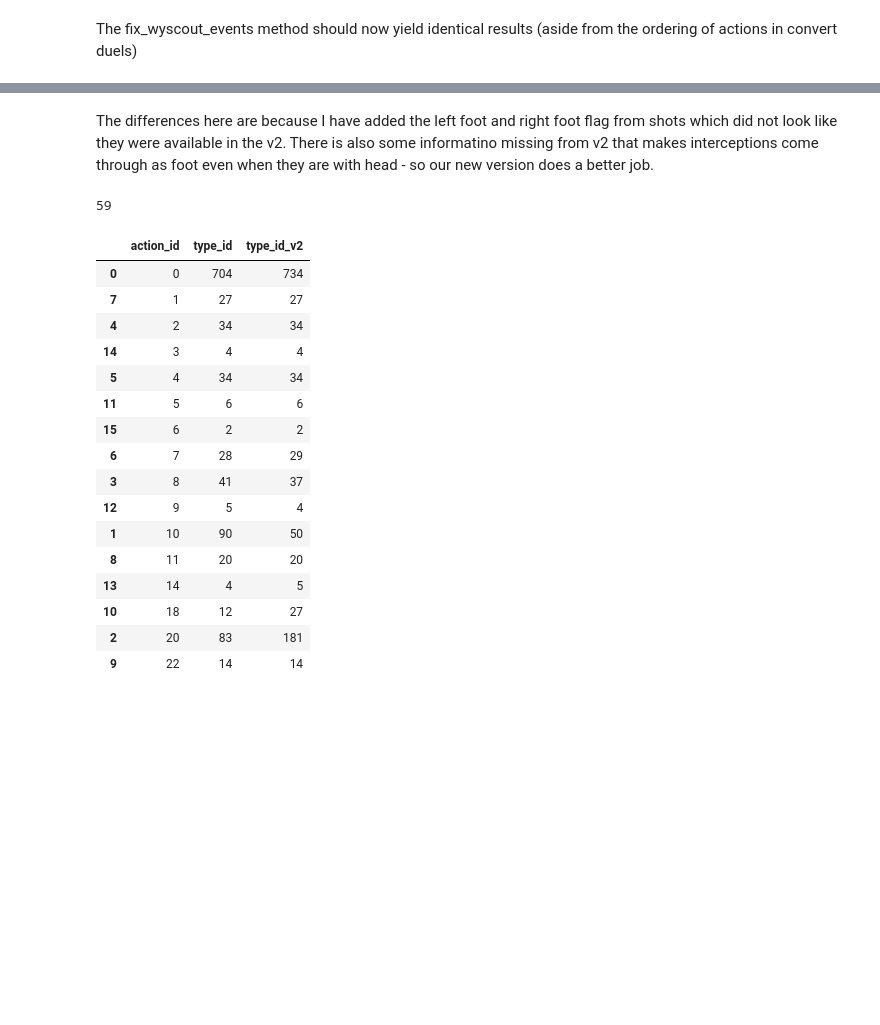
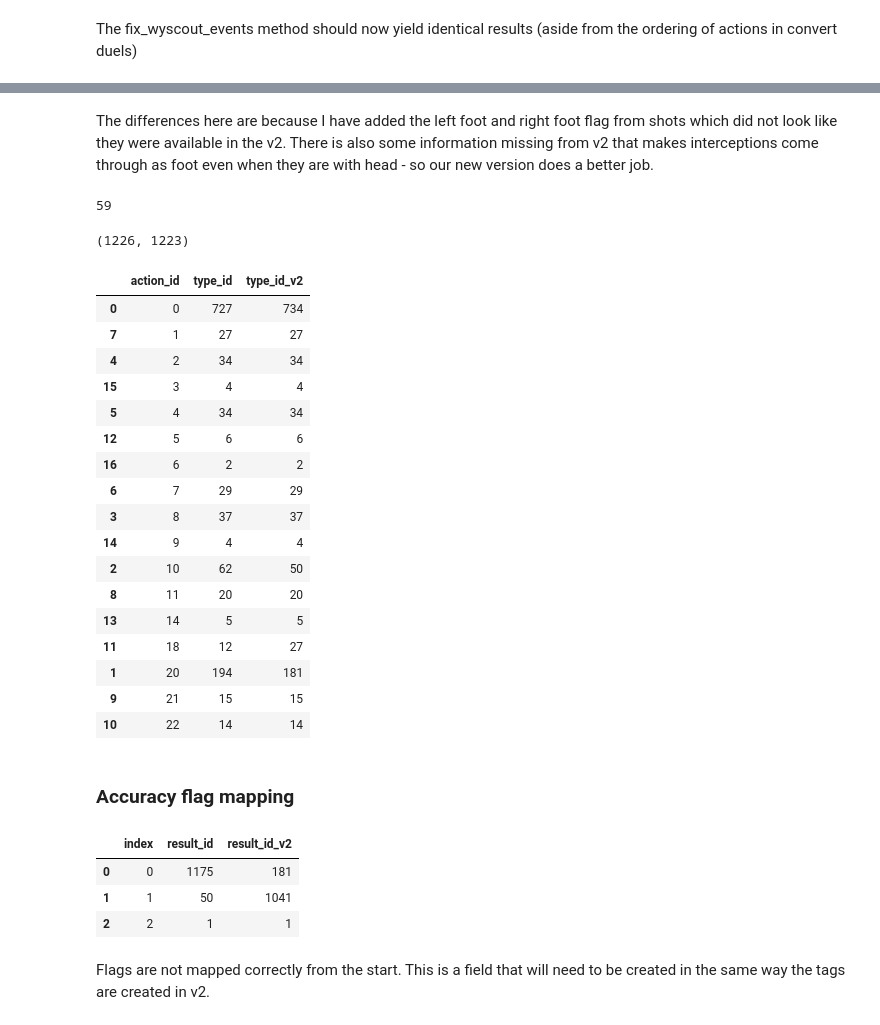
Before and after one commit to liammoore44/wyscout-spadl-conversion, a Jupyter notebook: test_notebooks/Wyscout-conversion.ipynb, the cells around one changed output, grey strips where cells are left out. Drawn from its saved outputs; the diff is of its cells as text; code cells hidden in the pictures; blank space fills up the shorter version.

Commit message:
working on accuracy flag

```diff
--- a/test_notebooks/Wyscout-conversion.ipynb
+++ b/test_notebooks/Wyscout-conversion.ipynb
@@ -437,0 +544,3 @@ fixed_df
+# %%
+events_df_v3 = make_new_positions_v3(v3_df)
+fixed_df_v3 = fix_wyscout_events_v3(events_df_v3)
@@ -438,9 +552,9 @@ fixed_df
 # %%
 from socceraction.spadl.wyscout_v3 import determine_bodypart_id as determine_bodypart_id_v3
 
-fixed_df["time_seconds"] = fixed_df["milliseconds"] / 1000
-fixed_df = fixed_df.rename(columns={"matchId": "game_id"})
-df_actions = fixed_df[
+fixed_df_v3["time_seconds"] = fixed_df_v3["milliseconds"] / 1000
+fixed_df_v3 = fixed_df_v3.rename(columns={"matchId": "game_id"})
+df_actions = fixed_df_v3[
     [
         "game_id",
         "period_id",
@@ -453,9 +567,9 @@ df_actions = fixed_df[
         "end_y",
     ]
 ].copy()
-df_actions["original_event_id"] = fixed_df["id"].astype(object)
+df_actions["original_event_id"] = fixed_df_v3["id"].astype(object)
 # %%
-df_actions["bodypart_id"] = fixed_df.apply(determine_bodypart_id_v3, axis=1)
+df_actions["bodypart_id"] = fixed_df_v3.apply(determine_bodypart_id_v3, axis=1)
 # %%
 fixed_df_v2["time_seconds"] = fixed_df_v2["milliseconds"] / 1000
 df_actions_v2 = fixed_df_v2[
@@ -474,9 +588,13 @@ df_actions_v2 = fixed_df_v2[
 df_actions_v2["original_event_id"] = fixed_df_v2["event_id"].astype(object)
 df_actions_v2["bodypart_id"] = fixed_df_v2.apply(determine_bodypart_id, axis=1)
 # %% [markdown]
-The differences here are because I have added the left foot and right foot flag from shots which did not look like they were available in the v2. There is also some informatino missing from v2 that makes interceptions come through as foot even when they are with head - so our new version does a better job.
+The differences here are because I have added the left foot and right foot flag from shots which did not look like they were available in the v2. There is also some information missing from v2 that makes interceptions come through as foot even when they are with head - so our new version does a better job.
 # %%
 merged = df_actions.merge(df_actions_v2, on="original_event_id")
 len(merged.loc[merged['bodypart_id_x'] != merged['bodypart_id_y']])
 # %% [output]
 59
+# %%
+len(fixed_df_v3), len(fixed_df_v2)
+# %% [output]
+(1226, 1223)
@@ -483,28 +603,30 @@ len(merged.loc[merged['bodypart_id_x'] != merged['bodypart_id_y']])
 # %%
 from socceraction.spadl.wyscout_v3 import determine_type_id as determine_type_id_v3
 
-df_actions["type_id"] = fixed_df.apply(determine_type_id_v3, axis=1)
+df_actions["type_id"] = fixed_df_v3.apply(determine_type_id_v3, axis=1)
 df_actions_v2["type_id"] = fixed_df_v2.apply(determine_type_id, axis=1)
 # %%
 action_counts = df_actions.type_id.value_counts().reset_index()
 action_counts_v2 = df_actions_v2.type_id.value_counts().reset_index()
 
-action_counts.merge(action_counts_v2, on='index', suffixes=['', '_v2']).rename(columns={'index': "action_id"}).sort_values(by='action_id')
+compare = action_counts.merge(action_counts_v2, on='index', suffixes=['', '_v2'], how='outer').rename(columns={'index': "action_id"}).sort_values(by='action_id')
+compare
 # %% [output]
 |  | action_id | type_id | type_id_v2 |
-| 0 | 0 | 704 | 734 |
+| 0 | 0 | 727 | 734 |
 | 7 | 1 | 27 | 27 |
 | 4 | 2 | 34 | 34 |
-| 14 | 3 | 4 | 4 |
+| 15 | 3 | 4 | 4 |
 | 5 | 4 | 34 | 34 |
-| 11 | 5 | 6 | 6 |
-| 15 | 6 | 2 | 2 |
-| 6 | 7 | 28 | 29 |
-| 3 | 8 | 41 | 37 |
-| 12 | 9 | 5 | 4 |
-| 1 | 10 | 90 | 50 |
+| 12 | 5 | 6 | 6 |
+| 16 | 6 | 2 | 2 |
+| 6 | 7 | 29 | 29 |
+| 3 | 8 | 37 | 37 |
+| 14 | 9 | 4 | 4 |
+| 2 | 10 | 62 | 50 |
 | 8 | 11 | 20 | 20 |
-| 13 | 14 | 4 | 5 |
-| 10 | 18 | 12 | 27 |
-| 2 | 20 | 83 | 181 |
-| 9 | 22 | 14 | 14 |
+| 13 | 14 | 5 | 5 |
+| 11 | 18 | 12 | 27 |
+| 1 | 20 | 194 | 181 |
+| 9 | 21 | 15 | 15 |
+| 10 | 22 | 14 | 14 |
@@ -510,0 +636,2 @@ action_counts.merge(action_counts_v2, on='index', suffixes=['', '_v2']).rename(c
+# %% [markdown]
+### Accuracy flag mapping
@@ -510,0 +642,14 @@ action_counts.merge(action_counts_v2, on='index', suffixes=['', '_v2']).rename(c
+# %%
+result_counts = df_actions.result_id.value_counts().reset_index()
+result_counts_v2 = df_actions_v2.result_id.value_counts().reset_index()
+
+compare = result_counts.merge(result_counts_v2, on='index', suffixes=['', '_v2'], how='outer')
+# .rename(columns={'index': "result_id"}).sort_values(by='result_id')
+compare
+# %% [output]
+|  | index | result_id | result_id_v2 |
+| 0 | 0 | 1175 | 181 |
+| 1 | 1 | 50 | 1041 |
+| 2 | 2 | 1 | 1 |
+# %% [markdown]
+Flags are not mapped correctly from the start. This is a field that will need to be created in the same way the tags are created in v2.
```
Also changed, not shown: parts of 60 cells of this notebook, 3 other files.
